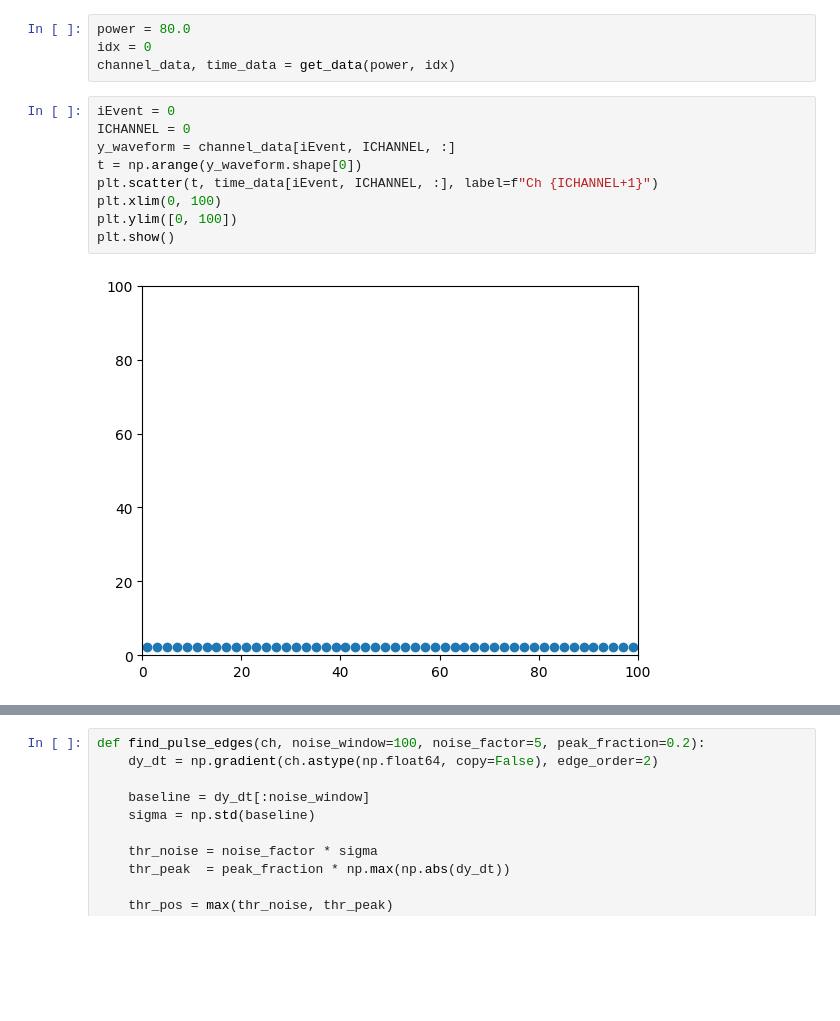
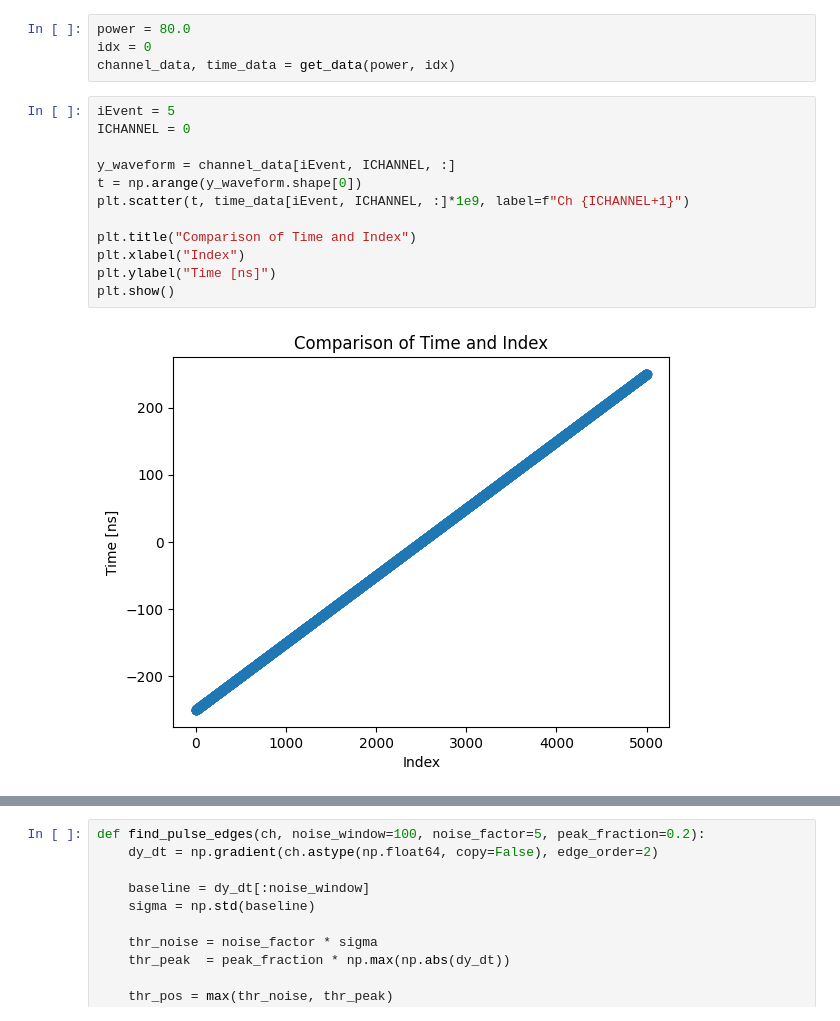
Before and after one commit to FNAL-Si-Testing/FCFD-Laser, a Jupyter notebook: analysis/analysis mean_amp.ipynb, the cells around one changed output, grey strips where cells are left out. Saved outputs shown, nothing was run; the diff lists cells and outputs as text; blank space fills up the shorter version.

Commit message:
Plot push

```diff
--- a/analysis/analysis mean_amp.ipynb
+++ b/analysis/analysis mean_amp.ipynb
@@ -50,16 +50,19 @@ power = 80.0
 idx = 0
 channel_data, time_data = get_data(power, idx)
 # %%
-iEvent = 0
+iEvent = 5
 ICHANNEL = 0
+
 y_waveform = channel_data[iEvent, ICHANNEL, :]
 t = np.arange(y_waveform.shape[0])
-plt.scatter(t, time_data[iEvent, ICHANNEL, :], label=f"Ch {ICHANNEL+1}")
-plt.xlim(0, 100)
-plt.ylim([0, 100])
+plt.scatter(t, time_data[iEvent, ICHANNEL, :]*1e9, label=f"Ch {ICHANNEL+1}")
+
+plt.title("Comparison of Time and Index")
+plt.xlabel("Index")
+plt.ylabel("Time [ns]")
 plt.show()
 # %% [output]
-[figure, old version]
+[figure, new version]
 # %%
 iEvent = 2
 ICHANNEL = 0
```
Also changed, not shown: parts of 6 cells of this notebook, 7 other files.
